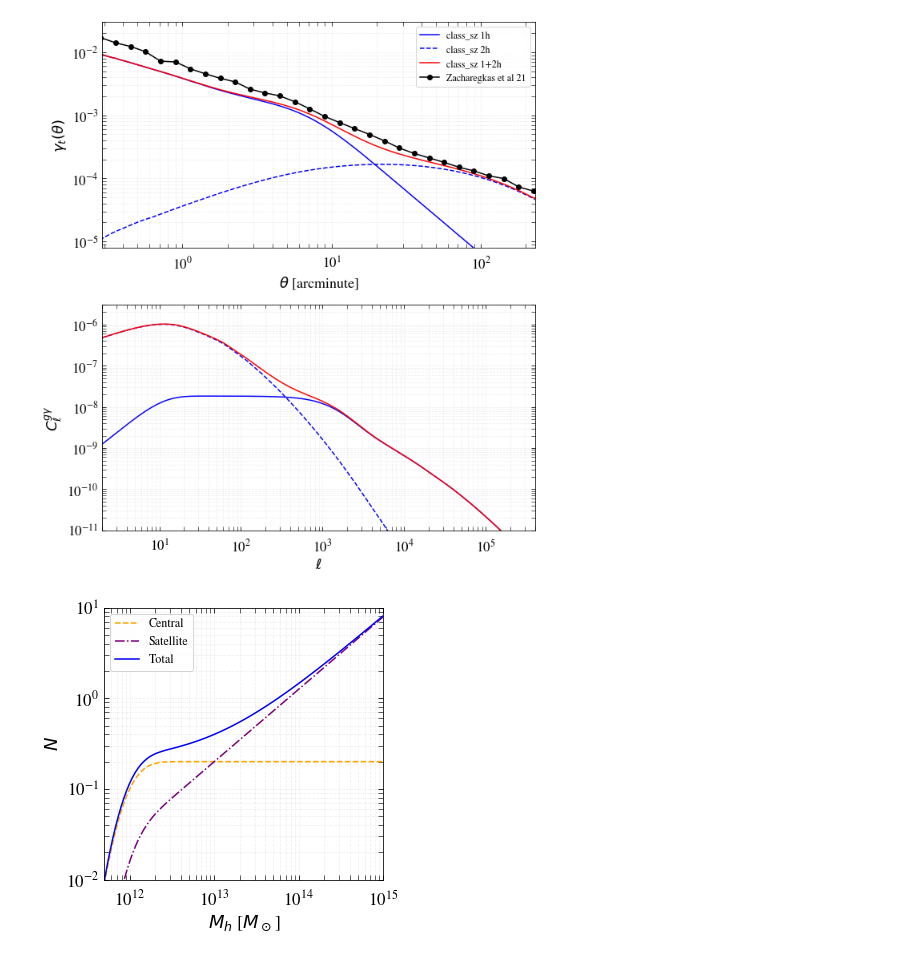
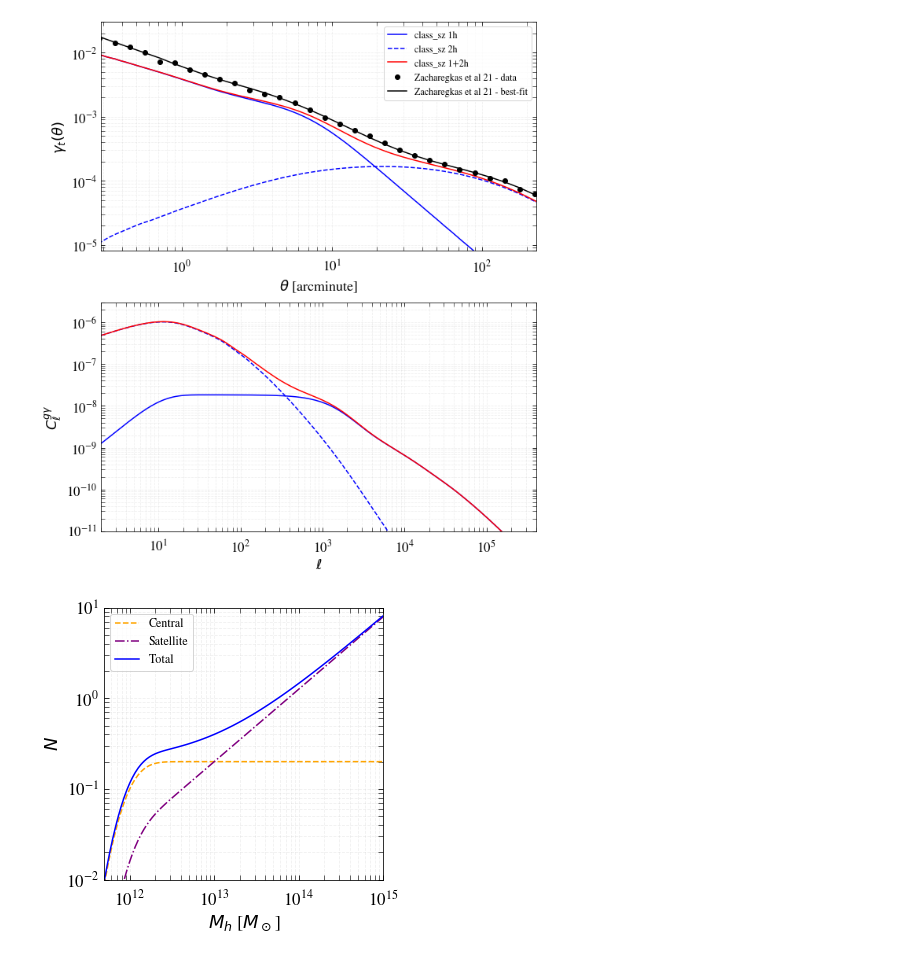
Before and after one commit to CLASS-SZ/class_sz, a Jupyter notebook: notebooks/DES_benchmark_Zacharegkas21.ipynb, the cells around one changed output. Cells and saved outputs as stored; diff of their text form; code cells hidden in the pictures.

Commit message:
added des best-fit 1-3

```diff
--- a/notebooks/DES_benchmark_Zacharegkas21.ipynb
+++ b/notebooks/DES_benchmark_Zacharegkas21.ipynb
@@ -99,35 +100,37 @@ ax.set_xlim(2.9e-1,2.3e2)
 ax.plot(gamma_t_thetas,(1.+m_gammat)*gamma_t_1h,label='class_sz 1h',c='b',ls='-')
 ax.plot(gamma_t_thetas,(1.+m_gammat)*gamma_t_2h,label='class_sz 2h',c='b',ls='--')
 ax.plot(gamma_t_thetas,(1.+m_gammat)*(gamma_t_2h+gamma_t_1h),label='class_sz 1+2h',c='r')
 th_z21, gammat_z21 = np.loadtxt('/Users/boris/Work/DES/gammat_1_3.txt',unpack=True)
-ax.plot(th_z21,gammat_z21,label='Zacharegkas et al 21',marker='o',c='k')
+ax.plot(th_z21,gammat_z21,label='Zacharegkas et al 21 - data',marker='o',c='k',ls='None')
+th_z21, gammat_z21 = np.loadtxt('/Users/boris/Work/DES/gammat_1_3_bf.txt',unpack=True)
+ax.plot(th_z21,gammat_z21,label='Zacharegkas et al 21 - best-fit',ls='-',c='k')
 ax.legend(loc=1,ncol = 1,frameon=True,fontsize=12)
 
 
 ax = ax2
 ax.tick_params(axis = 'x',which='both',length=5,direction='in', pad=10)
 ax.tick_params(axis = 'y',which='both',length=5,direction='in', pad=5)
 ax.xaxis.set_ticks_position('both')
 ax.yaxis.set_ticks_position('both')
 plt.setp(ax.get_yticklabels(), rotation='horizontal', fontsize=label_size)
 plt.setp(ax.get_xticklabels(), fontsize=label_size)
 ax.grid( b=True, which="both", alpha=0.2, linestyle='--')
 ax.set_xlabel(r'$\ell$',size=title_size)
 ax.set_ylabel(r'$C_\ell^{g\gamma}$',size=title_size)
 ax.set_xscale('log')
 ax.set_yscale('log')
 ax.set_ylim(1e-11,3e-6)
 ax.set_xlim(2.,4e5)
 fac = cl_g_gamma_ell*(cl_g_gamma_ell+1.)/2./np.pi
 ax.plot(cl_g_gamma_ell,cl_g_gamma_1h/fac,label='class_sz 1h',c='b',ls='-')
 ax.plot(cl_g_gamma_ell,cl_g_gamma_2h/fac,label='class_sz 2h',c='b',ls='--')
 ax.plot(cl_g_gamma_ell,cl_g_gamma_1h/fac+cl_g_gamma_2h/fac,label='class_sz 1+2h',c='r')
 
 fig.tight_layout()
 
 #plt.savefig('redmagicy3_gammat_1_3_class_sz_cut_l10e4.pdf')
 # %% [output]
-[figure, old version]
+[figure, new version]
 # %%
 label_size = 17
 title_size = 18
```
Also changed, not shown: parts of 1 cell of this notebook, 1 other file.
